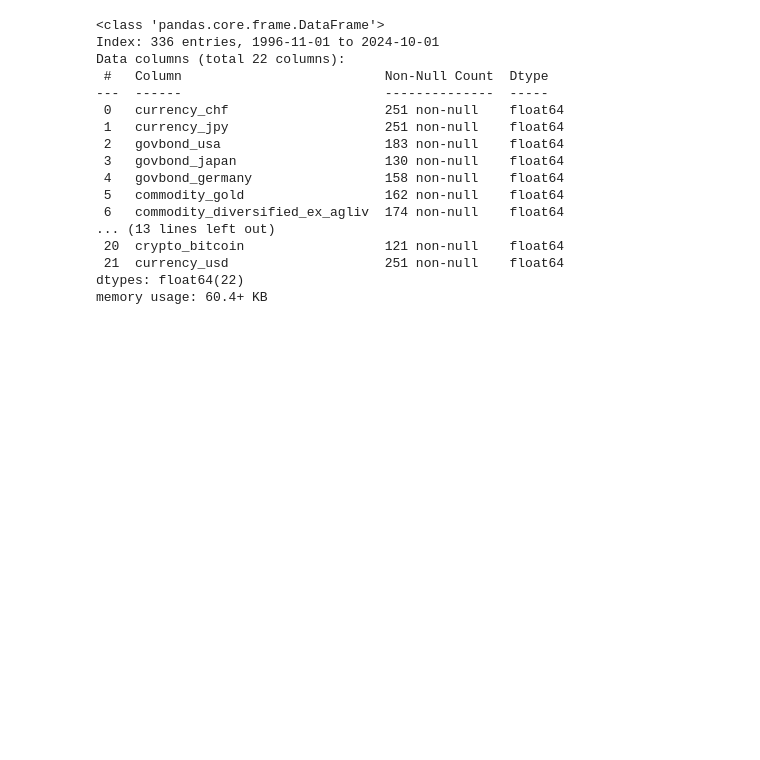
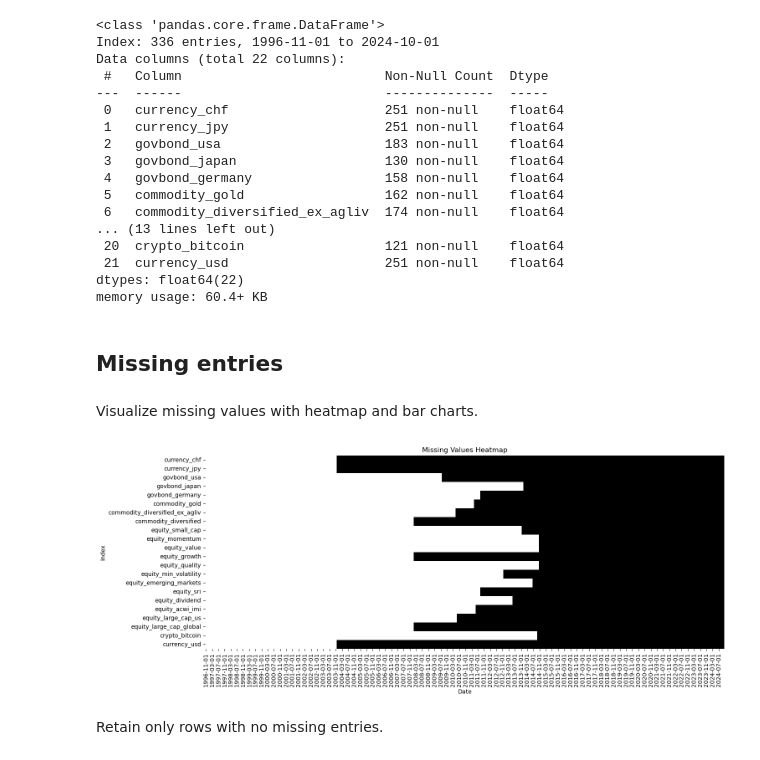
Before and after one commit to JAlbertOfficial/rebalytics, a Jupyter notebook: notebooks/02_data_exploration_processing.ipynb, the cells around one changed output. Saved outputs shown, nothing was run; the diff lists cells and outputs as text; code cells hidden in the pictures; blank space fills up the shorter version.

Commit message:
refactor: Remove NaN entries from the dataset

```diff
--- a/notebooks/02_data_exploration_processing.ipynb
+++ b/notebooks/02_data_exploration_processing.ipynb
@@ -105,3 +107,36 @@ Data columns (total 22 columns):
  21  currency_usd                    251 non-null    float64
 dtypes: float64(22)
 memory usage: 60.4+ KB
+# %% [markdown]
+## Missing entries
+# %% [markdown]
+Visualize missing values with heatmap and bar charts.
+# %%
+# Ensure that the index is a DatetimeIndex
+df_interim.index = pd.to_datetime(df_interim.index)
+
+# Create a new column from the index, as the index contains the date
+df_interim['Date_str'] = df_interim.index.strftime('%Y-%m-%d')
+
+# Visualize missing values as a heatmap
+fig, ax = plt.subplots(figsize=(16, 6))
+
+# Create the heatmap of missing values
+sns.heatmap(
+    df_interim.set_index('Date_str').transpose().isnull(),
+    cbar=False,
+    cmap=sns.color_palette(['black', 'white']),
+    yticklabels=True,
+    ax=ax
+)
+
+# Adjust axis titles
+ax.set_title('Missing Values Heatmap')
+ax.set_xlabel('Date')
+ax.set_ylabel('Index')
+
+plt.show()
+# %% [output]
+[figure, added]
+# %% [markdown]
+Retain only rows with no missing entries.
```
Also changed, not shown: parts of 2 cells of this notebook.
